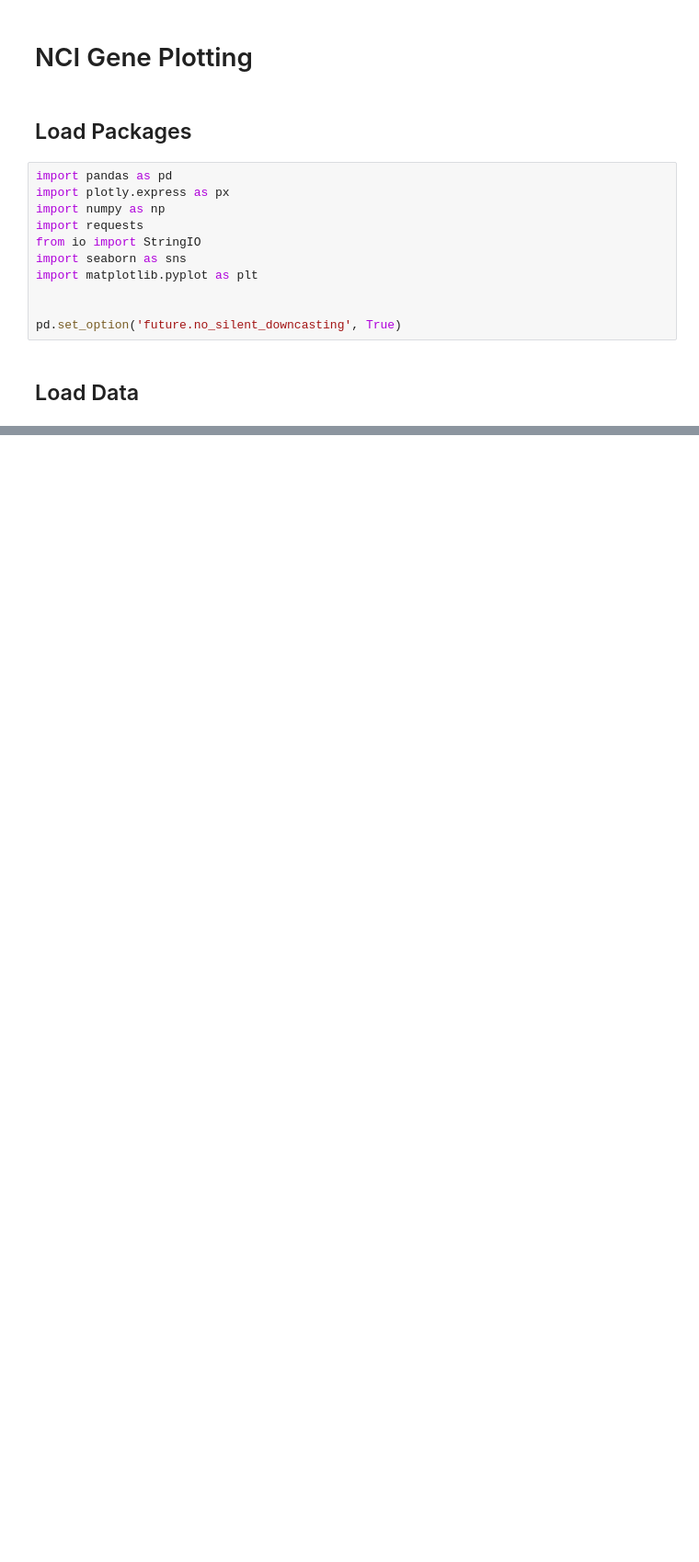
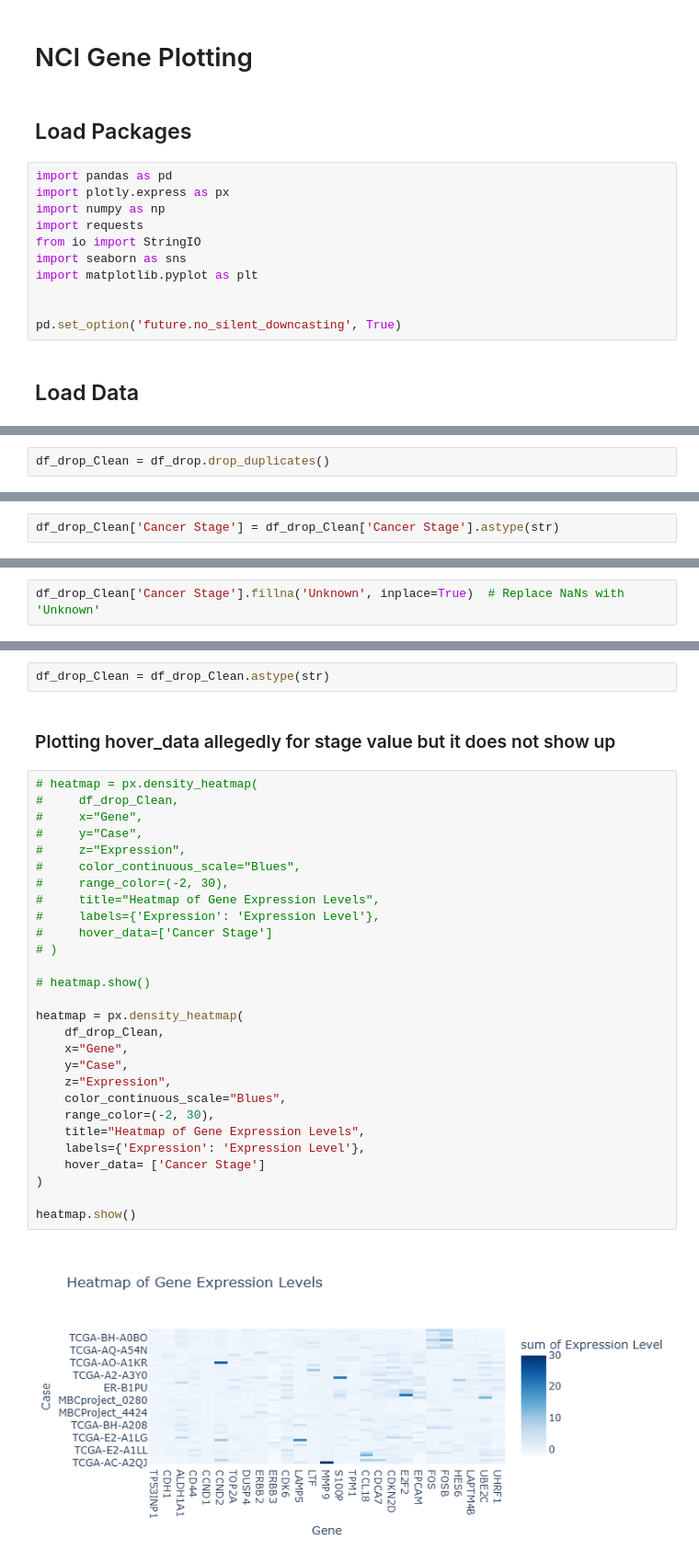
Before and after one commit to aaditya0106/cancer-dashboard, a Jupyter notebook: genePlotting.ipynb, the cells around one changed output, grey strips where cells are left out. Shown at 92% size. Cells and saved outputs as stored; diff of their text form; blank space fills up the shorter version.

Commit message:
plot file updated

```diff
--- a/genePlotting.ipynb
+++ b/genePlotting.ipynb
@@ -26,0 +63,2 @@ Failed to fetch data: 404
+# %%
+df_drop_Clean = df_drop.drop_duplicates()
@@ -26,0 +79,2 @@ Failed to fetch data: 404
+# %%
+df_drop_Clean['Cancer Stage'] = df_drop_Clean['Cancer Stage'].astype(str)
@@ -26,0 +90,2 @@ Failed to fetch data: 404
+# %%
+df_drop_Clean['Cancer Stage'].fillna('Unknown', inplace=True)  # Replace NaNs with 'Unknown'
@@ -26,0 +133,34 @@ Failed to fetch data: 404
+# %%
+df_drop_Clean = df_drop_Clean.astype(str)
+# %% [markdown]
+### Plotting hover_data allegedly for stage value but it does not show up
+# %%
+# heatmap = px.density_heatmap(
+#     df_drop_Clean,
+#     x="Gene",
+#     y="Case",
+#     z="Expression",
+#     color_continuous_scale="Blues",
+#     range_color=(-2, 30),
+#     title="Heatmap of Gene Expression Levels",
+#     labels={'Expression': 'Expression Level'},
+#     hover_data=['Cancer Stage']
+# )
+
+# heatmap.show()
+
+heatmap = px.density_heatmap(
+    df_drop_Clean,
+    x="Gene",
+    y="Case",
+    z="Expression",
+    color_continuous_scale="Blues",
+    range_color=(-2, 30),
+    title="Heatmap of Gene Expression Levels",
+    labels={'Expression': 'Expression Level'},
+    hover_data= ['Cancer Stage']
+)
+
+heatmap.show()
+# %% [output]
+[figure, added]
```
Also changed, not shown: parts of 25 cells of this notebook, 1 other file.
